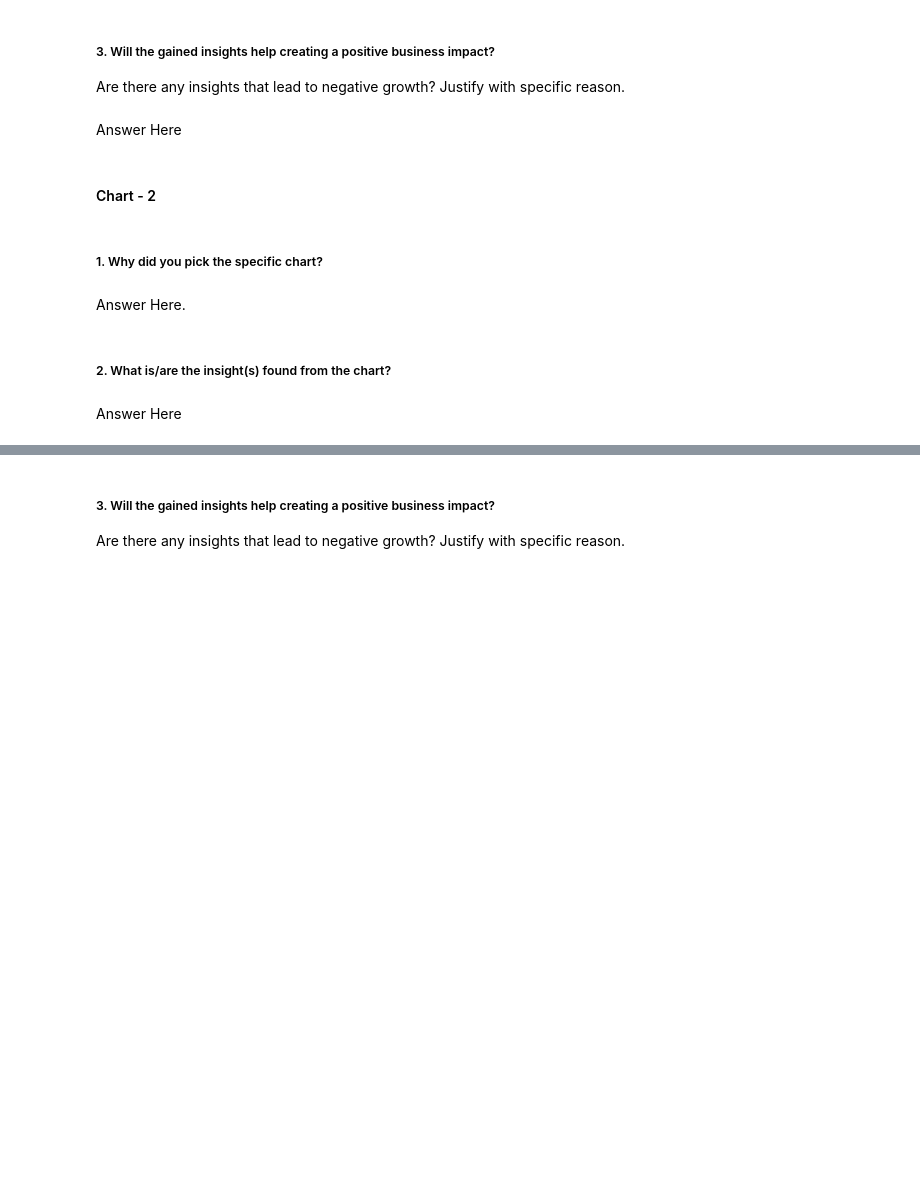
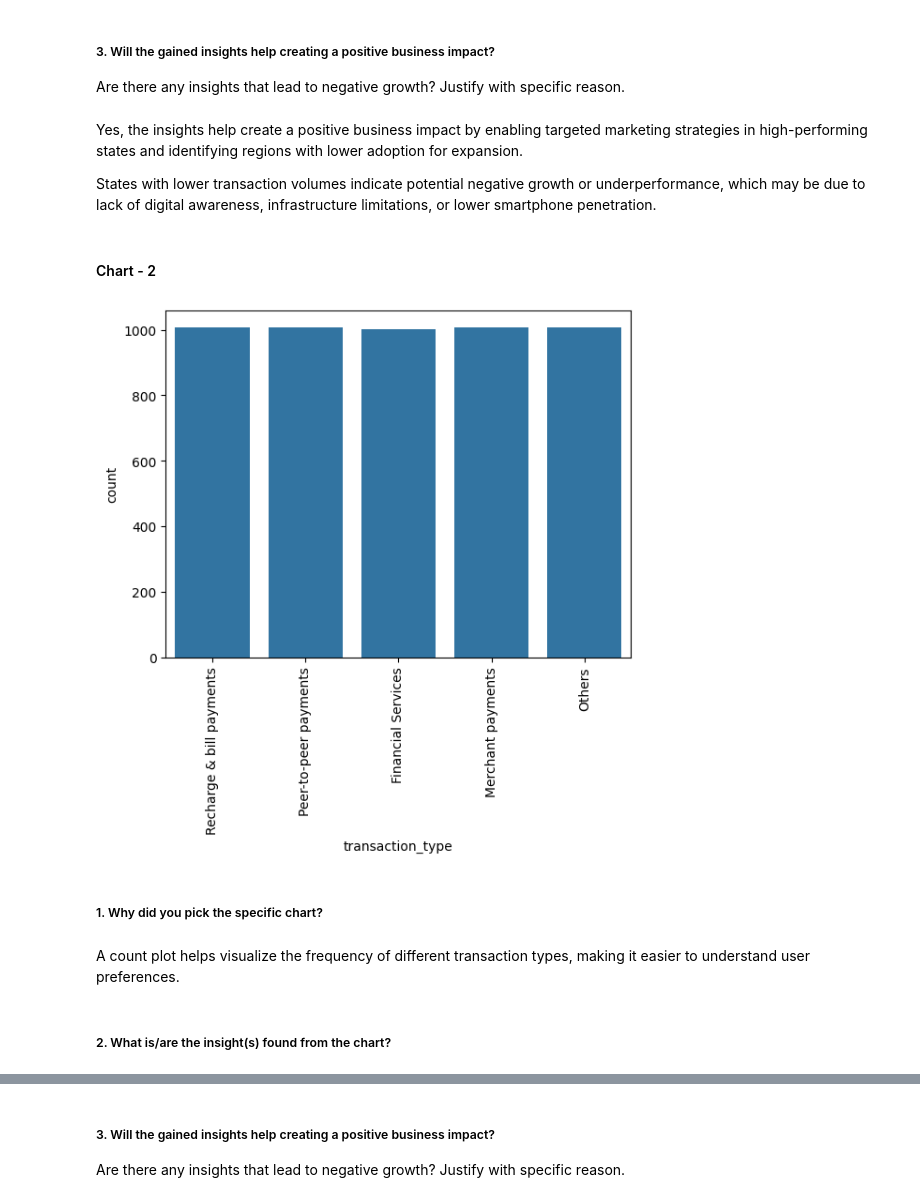
Before and after one commit to Snehamn24/PhonePe-ML-model, a Jupyter notebook: PhonePe_ML_model.ipynb, the cells around one changed output, grey strips where cells are left out. Cells and saved outputs as stored; diff of their text form; code cells hidden in the pictures; blank space fills up the shorter version.

```diff
--- a/PhonePe_ML_model.ipynb
+++ b/PhonePe_ML_model.ipynb
@@ -91,0 +54,28 @@ M - Multivariate Analysis
+# %%
+#dataset loading
+
+#Aggregated Transaction
+import json, os, pandas as pd
+
+data_list = []
+
+path = "pulse/data/aggregated/transaction/country/india/state"
+
+for state in os.listdir(path):
+    for year in os.listdir(os.path.join(path, state)):
+        for file in os.listdir(os.path.join(path, state, year)):
+            with open(os.path.join(path, state, year, file)) as f:
+                data = json.load(f)
+                try:
+                    for item in data["data"]["transactionData"]:
+                        for inst in item["paymentInstruments"]:
+                            data_list.append([
+                                state, int(year), int(file.strip(".json")),
+                                item["name"], inst["count"], inst["amount"]
+                            ])
+                except:
+                    continue
+
+df_trans = pd.DataFrame(data_list, columns=[
+    "state","year","quarter","type","count","amount"
+])
@@ -156,7 +440,9 @@ Answer Here
 # %% [markdown]
 ##### 3. Will the gained insights help creating a positive business impact?
 Are there any insights that lead to negative growth? Justify with specific reason.
-# %% [markdown]
-Answer Here
+# %% [markdown]
+Yes, the insights help create a positive business impact by enabling targeted marketing strategies in high-performing states and identifying regions with lower adoption for expansion.
+
+States with lower transaction volumes indicate potential negative growth or underperformance, which may be due to lack of digital awareness, infrastructure limitations, or lower smartphone penetration.
 # %% [markdown]
 #### Chart - 2
@@ -165,8 +449,15 @@ Answer Here
+# %%
+# Chart - 2 visualization code (Univariate)
+# Transaction Type Distribution
+
+sns.countplot(x="transaction_type", data=df_trans)
+plt.xticks(rotation=90)
+plt.show()
+# %% [output]
+[figure, added]
 # %% [markdown]
 ##### 1. Why did you pick the specific chart?
-# %% [markdown]
-Answer Here.
+# %% [markdown]
+A count plot helps visualize the frequency of different transaction types, making it easier to understand user preferences.
 # %% [markdown]
 ##### 2. What is/are the insight(s) found from the chart?
-# %% [markdown]
-Answer Here
```
Also changed, not shown: parts of 221 cells of this notebook.
